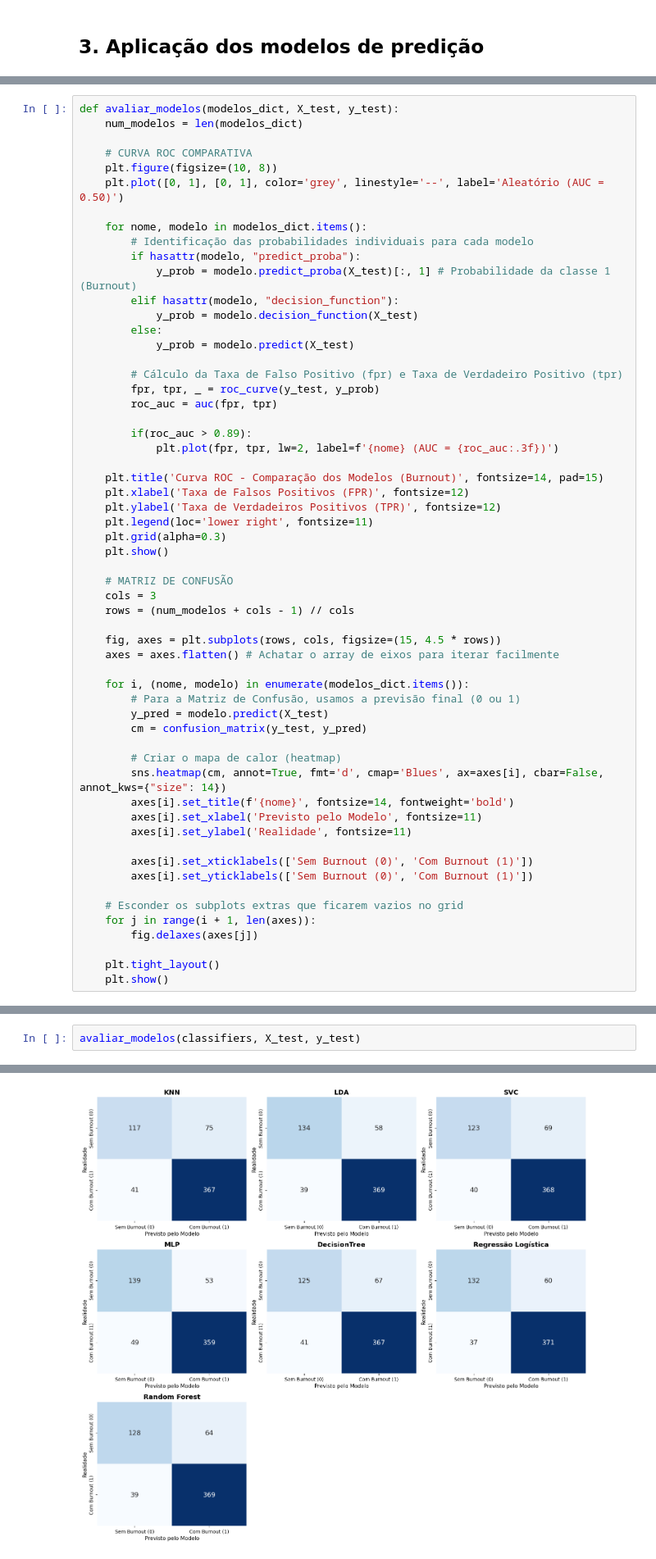
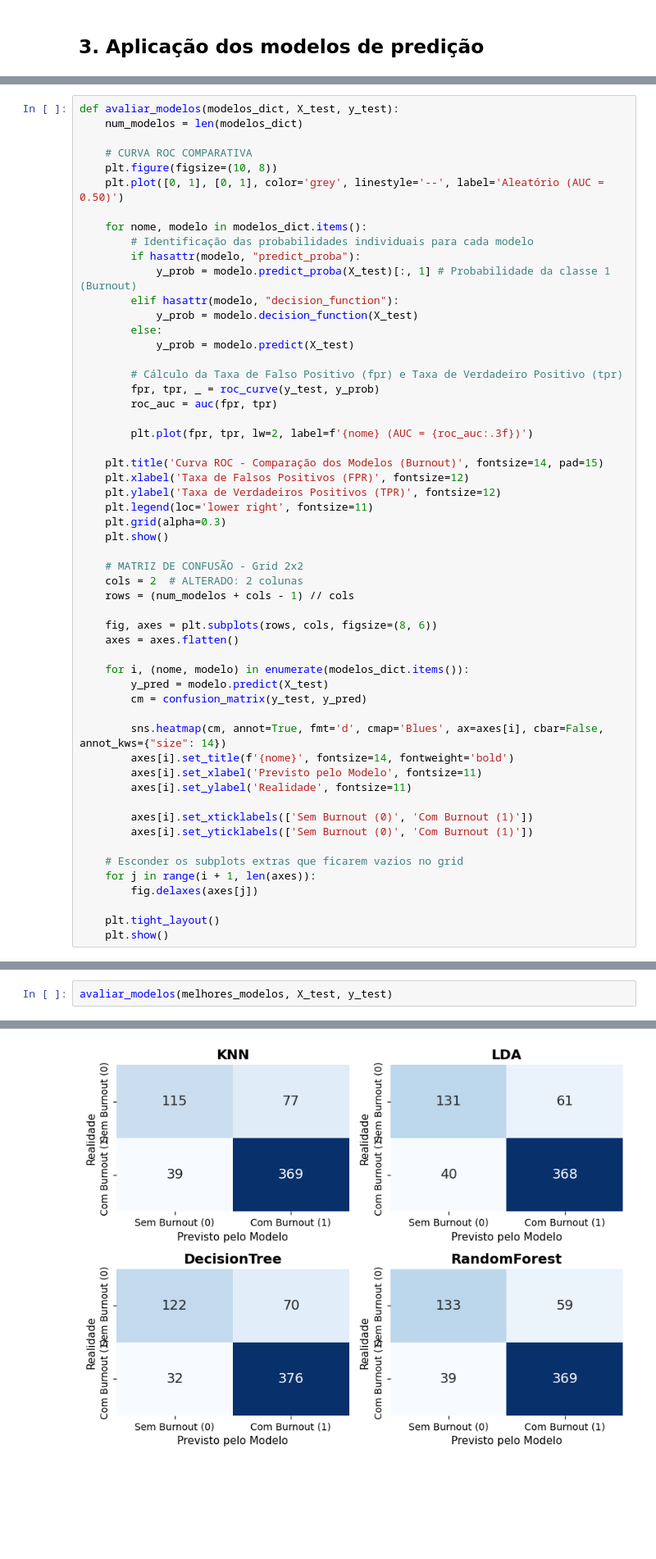
Before and after one commit to BrunuCosta/students_GPA_regression, a Jupyter notebook: students_burnout.ipynb, the cells around one changed output, grey strips where cells are left out. Shown at 82% size. Cells and saved outputs as stored; diff of their text form; blank space fills up the shorter version.

Commit message:
trabalho finalizado, implementado CV e GridSearch, comentado

```diff
--- a/students_burnout.ipynb
+++ b/students_burnout.ipynb
@@ -288,8 +380,7 @@ def avaliar_modelos(modelos_dict, X_test, y_test):
         fpr, tpr, _ = roc_curve(y_test, y_prob)
         roc_auc = auc(fpr, tpr)
 
-        if(roc_auc > 0.89):
-            plt.plot(fpr, tpr, lw=2, label=f'{nome} (AUC = {roc_auc:.3f})')
+        plt.plot(fpr, tpr, lw=2, label=f'{nome} (AUC = {roc_auc:.3f})')
 
     plt.title('Curva ROC - Comparação dos Modelos (Burnout)', fontsize=14, pad=15)
     plt.xlabel('Taxa de Falsos Positivos (FPR)', fontsize=12)
@@ -298,19 +389,17 @@ def avaliar_modelos(modelos_dict, X_test, y_test):
     plt.grid(alpha=0.3)
     plt.show()
 
-    # MATRIZ DE CONFUSÃO
-    cols = 3
+    # MATRIZ DE CONFUSÃO - Grid 2x2
+    cols = 2  # ALTERADO: 2 colunas
     rows = (num_modelos + cols - 1) // cols
 
-    fig, axes = plt.subplots(rows, cols, figsize=(15, 4.5 * rows))
-    axes = axes.flatten() # Achatar o array de eixos para iterar facilmente
+    fig, axes = plt.subplots(rows, cols, figsize=(8, 6))
+    axes = axes.flatten()
 
     for i, (nome, modelo) in enumerate(modelos_dict.items()):
-        # Para a Matriz de Confusão, usamos a previsão final (0 ou 1)
         y_pred = modelo.predict(X_test)
         cm = confusion_matrix(y_test, y_pred)
 
-        # Criar o mapa de calor (heatmap)
         sns.heatmap(cm, annot=True, fmt='d', cmap='Blues', ax=axes[i], cbar=False, annot_kws={"size": 14})
         axes[i].set_title(f'{nome}', fontsize=14, fontweight='bold')
         axes[i].set_xlabel('Previsto pelo Modelo', fontsize=11)
@@ -403,3 +417,3 @@ Regressão Logística   0.8383
 # %%
-avaliar_modelos(classifiers, X_test, y_test)
+avaliar_modelos(melhores_modelos, X_test, y_test)
 # %% [output]
@@ -407,4 +421,4 @@ avaliar_modelos(classifiers, X_test, y_test)
-[figure, old version]
+[figure, new version]
 # %%
 # Avaliar os resultados da melhor acurácia ( LDA ) e explicar as variáveis mais relevantes
 
```
Also changed, not shown: parts of 10 cells of this notebook.
